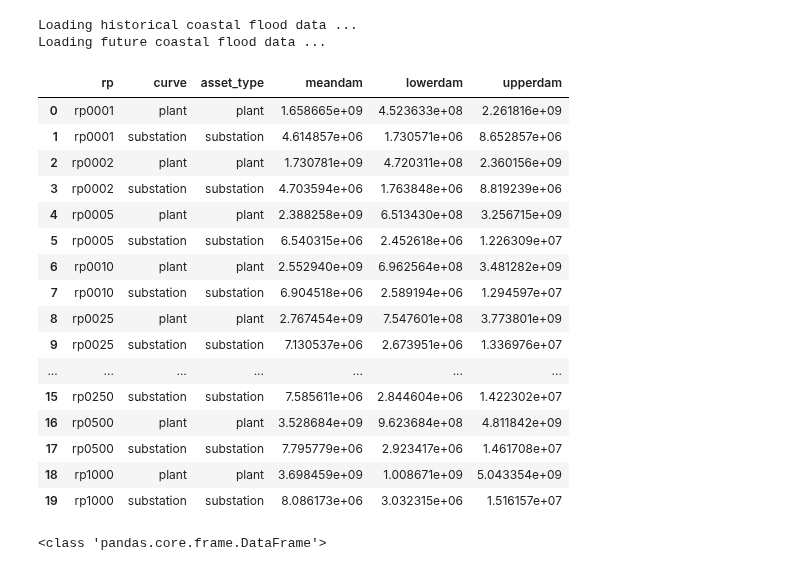
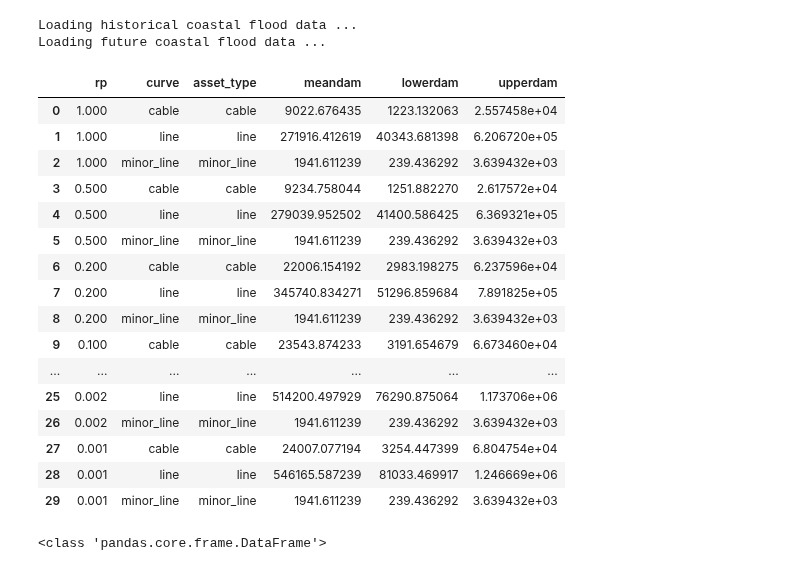
Before and after one commit to Mengqi-Ye/pg_risk_analysis, a Jupyter notebook: notebooks/Example_run.ipynb, the cells around one changed output. Saved outputs shown, nothing was run; the diff lists cells and outputs as text; code cells hidden in the pictures.

```diff
--- a/notebooks/Example_run.ipynb
+++ b/notebooks/Example_run.ipynb
@@ -351,7 +353,7 @@ def get_damage_per_asset_per_rp(asset,df_ds,assets,curves,maxdam,return_period,c
         only_one = False
 
     if len(get_hazard_points) == 0:
-        return [return_period,asset[0],None,None,None,None]
+        return [return_period,asset[0],None,None]
     else:
         if only_one:
             # run the calculation as normal when the asset just has a single curve
@@ -872,25 +875,25 @@ Loading future coastal flood data ...
 #    osm_damage_infra[0]['historical'].to_excel(writer, sheet_name='Sheet_name_1')
 # %%
 # extract nested dict by key
-osm_damage_infra[1]['historical']
+osm_damage_infra[0]['historical']
 # %% [output]
 |  | rp | curve | asset_type | meandam | lowerdam | upperdam |
-| 0 | rp0001 | plant | plant | 1.658665e+09 | 4.523633e+08 | 2.261816e+09 |
-| 1 | rp0001 | substation | substation | 4.614857e+06 | 1.730571e+06 | 8.652857e+06 |
-| 2 | rp0002 | plant | plant | 1.730781e+09 | 4.720311e+08 | 2.360156e+09 |
-| 3 | rp0002 | substation | substation | 4.703594e+06 | 1.763848e+06 | 8.819239e+06 |
-| 4 | rp0005 | plant | plant | 2.388258e+09 | 6.513430e+08 | 3.256715e+09 |
-| 5 | rp0005 | substation | substation | 6.540315e+06 | 2.452618e+06 | 1.226309e+07 |
-| 6 | rp0010 | plant | plant | 2.552940e+09 | 6.962564e+08 | 3.481282e+09 |
-| 7 | rp0010 | substation | substation | 6.904518e+06 | 2.589194e+06 | 1.294597e+07 |
-| 8 | rp0025 | plant | plant | 2.767454e+09 | 7.547601e+08 | 3.773801e+09 |
-| 9 | rp0025 | substation | substation | 7.130537e+06 | 2.673951e+06 | 1.336976e+07 |
+| 0 | 1.000 | cable | cable | 9022.676435 | 1223.132063 | 2.557458e+04 |
+| 1 | 1.000 | line | line | 271916.412619 | 40343.681398 | 6.206720e+05 |
+| 2 | 1.000 | minor_line | minor_line | 1941.611239 | 239.436292 | 3.639432e+03 |
+| 3 | 0.500 | cable | cable | 9234.758044 | 1251.882270 | 2.617572e+04 |
+| 4 | 0.500 | line | line | 279039.952502 | 41400.586425 | 6.369321e+05 |
+| 5 | 0.500 | minor_line | minor_line | 1941.611239 | 239.436292 | 3.639432e+03 |
+| 6 | 0.200 | cable | cable | 22006.154192 | 2983.198275 | 6.237596e+04 |
+| 7 | 0.200 | line | line | 345740.834271 | 51296.859684 | 7.891825e+05 |
+| 8 | 0.200 | minor_line | minor_line | 1941.611239 | 239.436292 | 3.639432e+03 |
+| 9 | 0.100 | cable | cable | 23543.874233 | 3191.654679 | 6.673460e+04 |
 | ... | ... | ... | ... | ... | ... | ... |
-| 15 | rp0250 | substation | substation | 7.585611e+06 | 2.844604e+06 | 1.422302e+07 |
-| 16 | rp0500 | plant | plant | 3.528684e+09 | 9.623684e+08 | 4.811842e+09 |
-| 17 | rp0500 | substation | substation | 7.795779e+06 | 2.923417e+06 | 1.461708e+07 |
-| 18 | rp1000 | plant | plant | 3.698459e+09 | 1.008671e+09 | 5.043354e+09 |
-| 19 | rp1000 | substation | substation | 8.086173e+06 | 3.032315e+06 | 1.516157e+07 |
+| 25 | 0.002 | line | line | 514200.497929 | 76290.875064 | 1.173706e+06 |
+| 26 | 0.002 | minor_line | minor_line | 1941.611239 | 239.436292 | 3.639432e+03 |
+| 27 | 0.001 | cable | cable | 24007.077194 | 3254.447399 | 6.804754e+04 |
+| 28 | 0.001 | line | line | 546165.587239 | 81033.469917 | 1.246669e+06 |
+| 29 | 0.001 | minor_line | minor_line | 1941.611239 | 239.436292 | 3.639432e+03 |
 # %%
 print(type(osm_damage_infra[0]['historical']))
 # %% [output]
```
Also changed, not shown: parts of 23 cells of this notebook, 20 other files.
